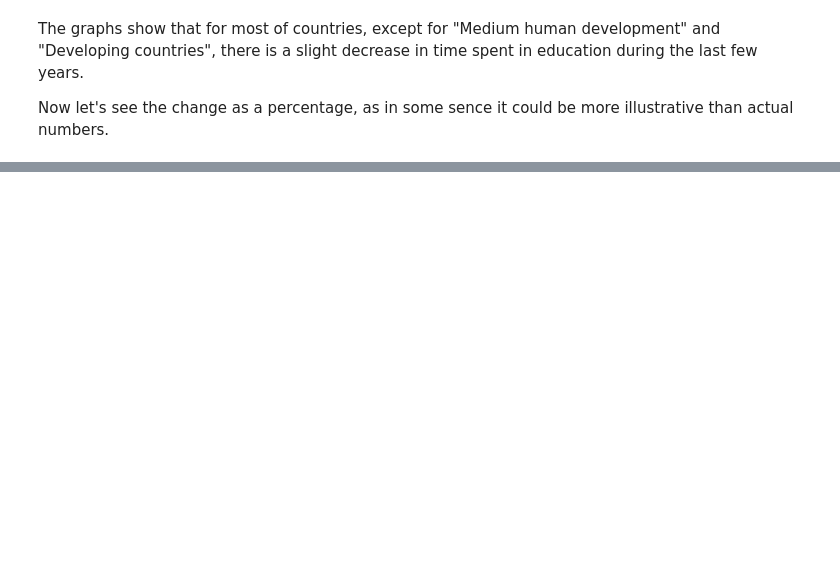
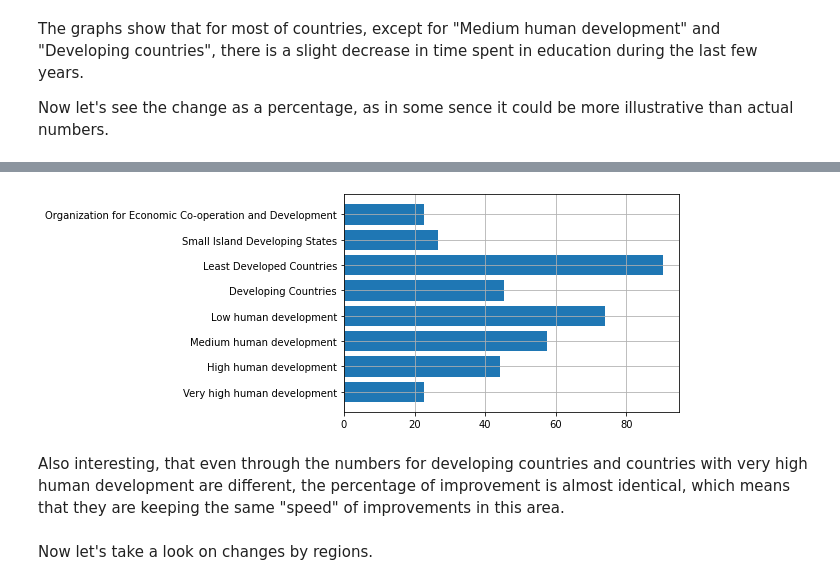
Before and after one commit to mara-ber/programing_for_data, a Jupyter notebook: project - education.ipynb, the cells around one changed output, grey strips where cells are left out. Cells and saved outputs as stored; diff of their text form; code cells hidden in the pictures; blank space fills up the shorter version.

```diff
--- a/project - education.ipynb
+++ b/project - education.ipynb
@@ -296,0 +335,13 @@ Also interesting, that even through the numbers for developing countries and cou
+# %%
+percentage = schooling_dev_2['change, %']
+labels_2 = schooling_dev_2['Country']
+
+plt.barh(labels_2, percentage)
+plt.grid()
+plt.show()
+# %% [output]
+[figure, added]
+# %% [markdown]
+Also interesting, that even through the numbers for developing countries and countries with very high human development are different, the percentage of improvement is almost identical, which means that they are keeping the same "speed" of improvements in this area.
+# %% [markdown]
+Now let's take a look on changes by regions.
```
Also changed, not shown: parts of 24 cells of this notebook.
